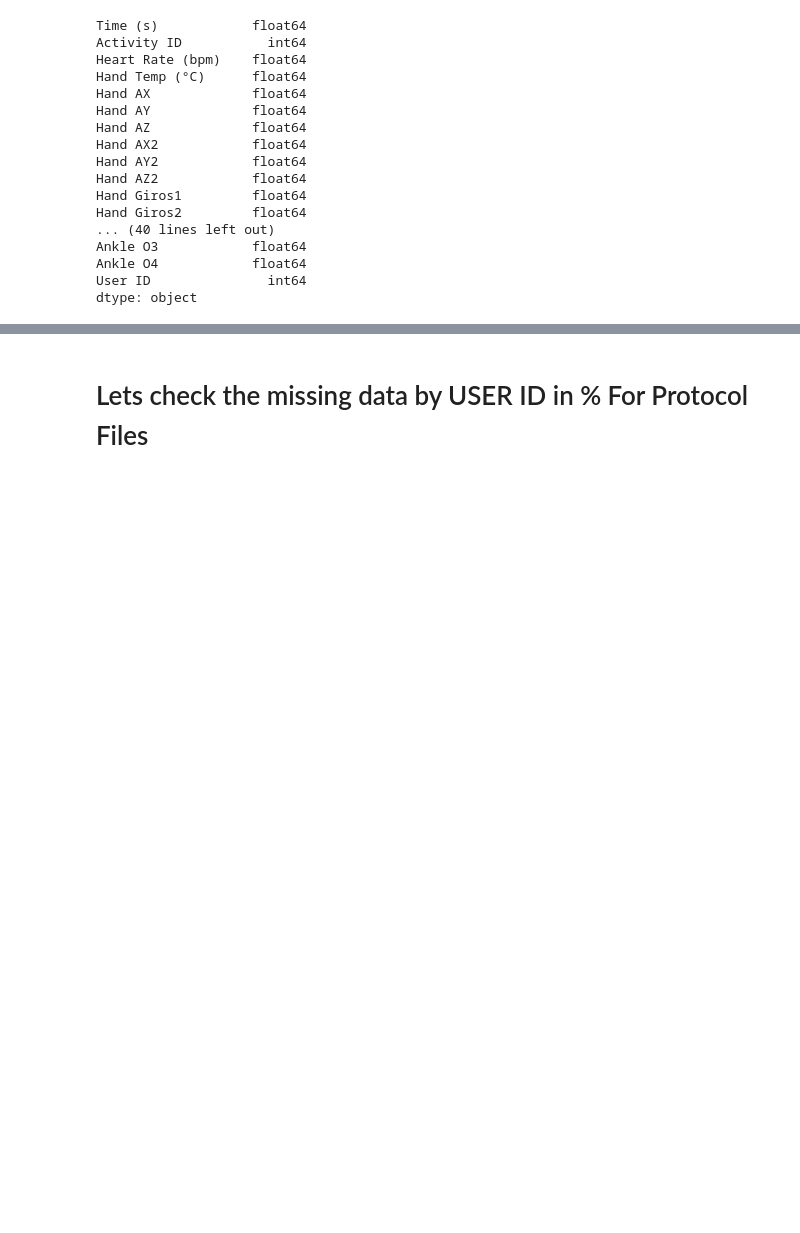
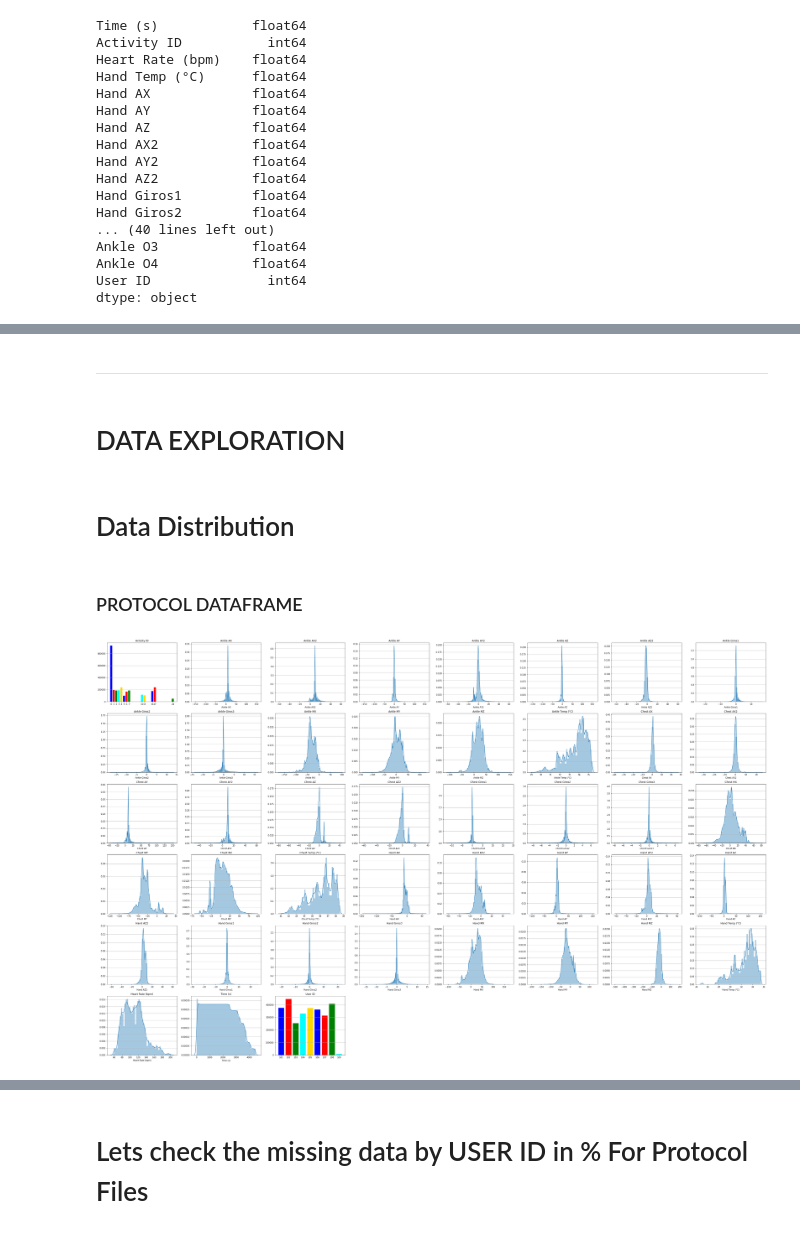
Before and after one commit to ijcernicharo/datamad18_ijcernicharo, a Jupyter notebook: final-project/my_project/01 - Final Project Cleaning and wrangling.ipynb, the cells around one changed output, grey strips where cells are left out. Cells and saved outputs as stored; diff of their text form; code cells hidden in the pictures; blank space fills up the shorter version.

```diff
--- a/final-project/my_project/01 - Final Project Cleaning and wrangling.ipynb
+++ b/final-project/my_project/01 - Final Project Cleaning and wrangling.ipynb
@@ -196,3 +198,52 @@ del final_data
 final_cols_op = [e for e in final_data_optional.columns.tolist() if not 'O' in e]
 df_op = final_data_optional[final_cols_op]
 del final_data_optional
+# %% [markdown]
+___
+# %% [markdown]
+# DATA EXPLORATION
+# %% [markdown]
+# Data Distribution
+# %% [markdown]
+### PROTOCOL DATAFRAME
+# %%
+colors = ['blue','red','green','cyan','gold']
+final_cols.sort()
+
+n_cols = 8
+n_rows = int(np.ceil(len(final_cols)/n_cols))
+
+fig = plt.figure(figsize=(7*n_cols,6*n_rows))
+
+counter = 0
+
+for item in final_cols:
+
+    counter += 1
+
+    if df[item].dtypes == float:
+
+        ax = plt.subplot(n_rows,n_cols,counter)
+        sns.distplot(df[item],bins=50)
+        ax.set_title(item)
+        ax.yaxis.grid()
+
+    elif df[item].dtypes == int:
+
+        ax = plt.subplot(n_rows,n_cols,counter)
+        n,c = np.unique(df[item],return_counts=True)
+        k = ax.bar(n,c)
+        counter1 = -1
+        for el in k:
+            counter1 += 1
+            if counter1>len(colors)-1:
+                counter1 = 0
+            el.set_facecolor(colors[counter1])
+        ax.set_xticks(n)
+        ax.set_title(item)
+        ax.yaxis.grid()
+
+plt.savefig('Figures/01_1-Protocol_DF_Distribution.png')
+plt.show()
+# %% [output]
+[figure, added]
```
Also changed, not shown: parts of 16 cells of this notebook, 12 other files.
